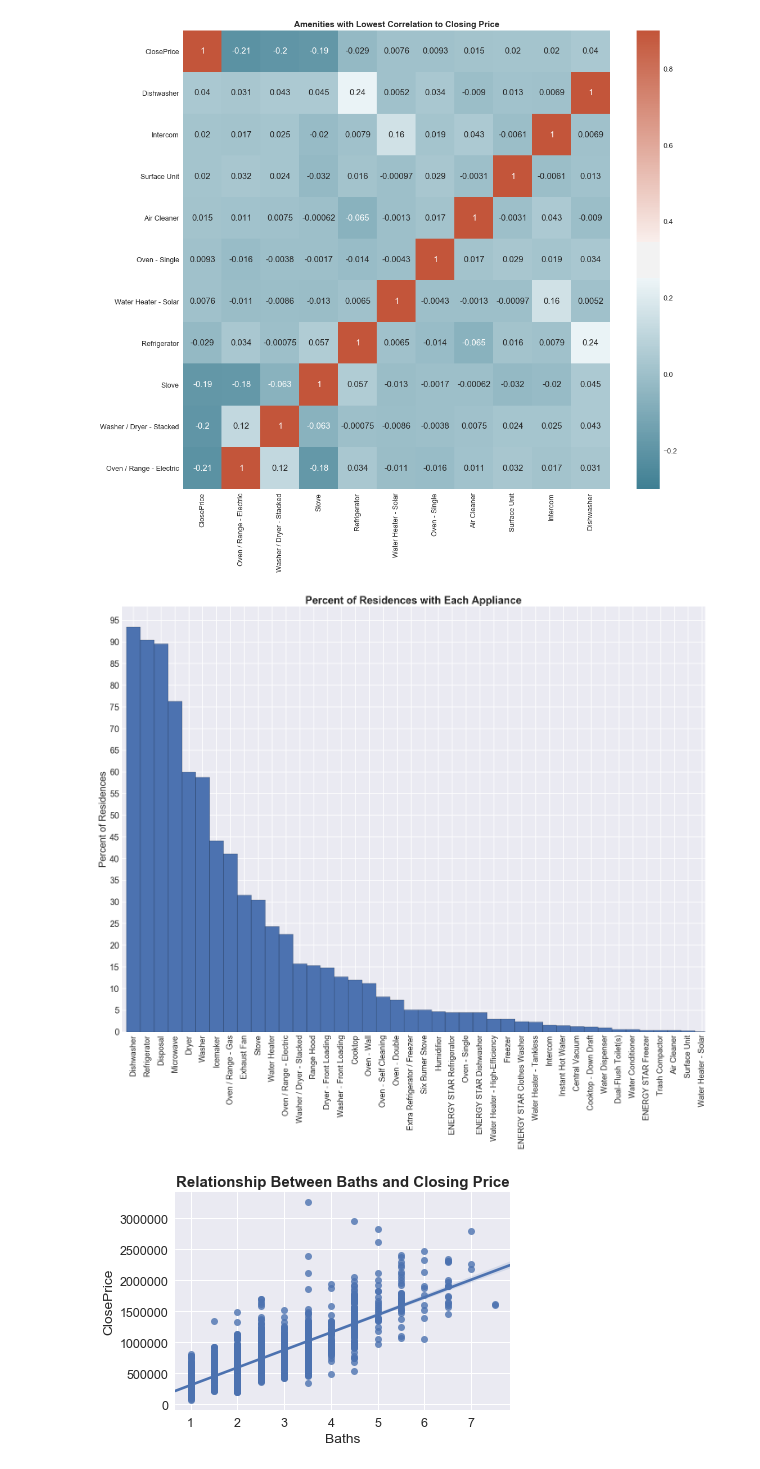
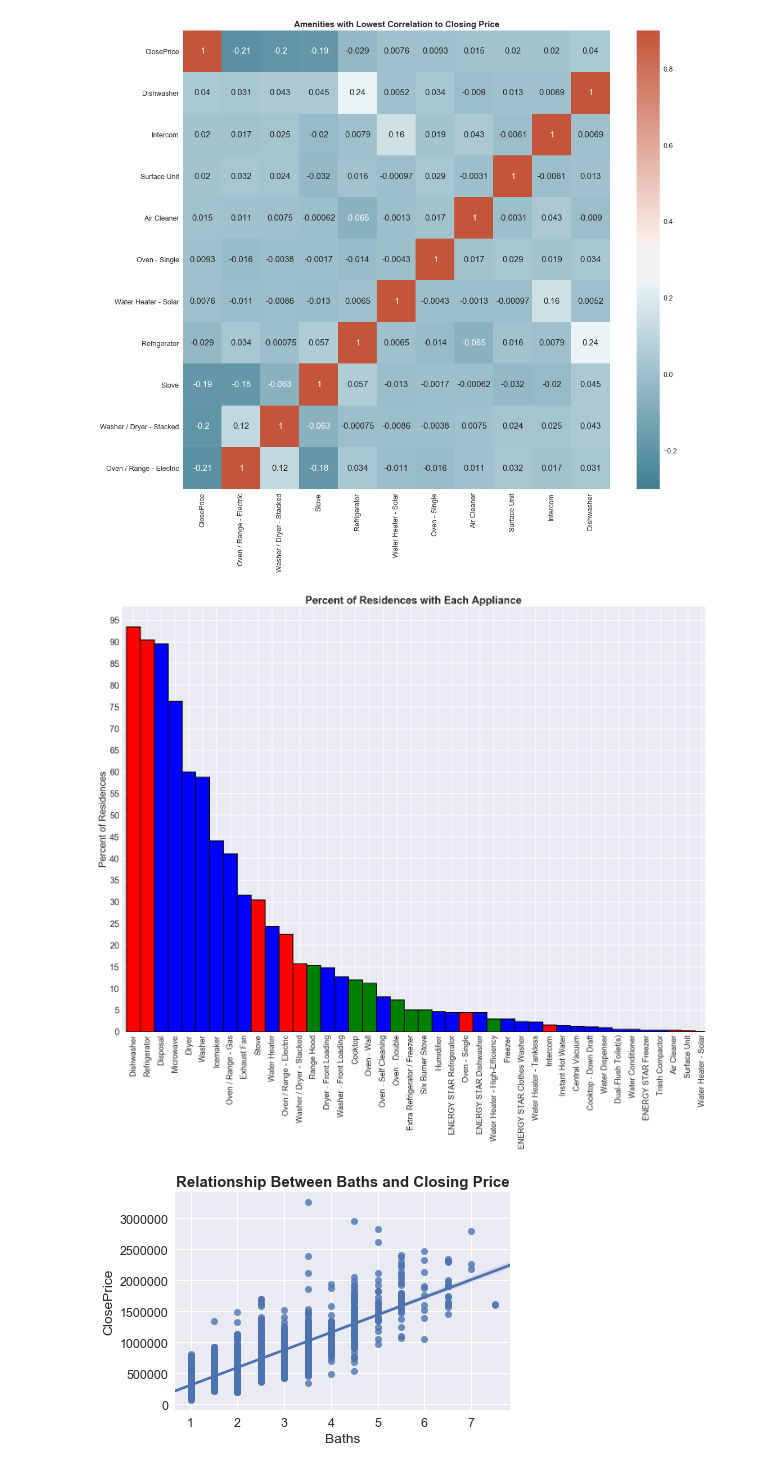
Before and after one commit to AMRiehle/gwu-python-project, a Jupyter notebook: Amenities Correlation.ipynb, the cells around one changed output. Drawn from its saved outputs; the diff is of its cells as text; code cells hidden in the pictures.

Commit message:
Set colors for bar chart

```diff
--- a/Amenities Correlation.ipynb
+++ b/Amenities Correlation.ipynb
@@ -111,29 +111,39 @@ plt.savefig('Images/Negative Amenity Correlation Matrix.PNG')
 # %%
 x_values = appliance_stats_df.sort_values('% With', ascending=False).index.values
 x_axis = np.arange(len(x_values))
 xlabels = x_values
 y_values = appliance_stats_df.sort_values('% With', ascending=False)['% With']
 
+colors = []
+
+for value in x_values:
+    if value in pos_corr_list:
+        colors.append('g')
+    elif value in neg_corr_list:
+        colors.append('r')
+    else:
+        colors.append('b')
+
 fig, ax = plt.subplots(figsize=(24,18))
-news_plot = ax.bar(x_axis, y_values, edgecolor='black', width=1.0)
+plot = ax.bar(x_axis, y_values, edgecolor='black', width=1.0, color=colors, linewidth=2)
 
 ax.yaxis.set_major_locator(plt.MaxNLocator(20))
 
 for tick in ax.get_yticklabels():
     tick.set_fontsize(20)
 
 ax.set_xticks(x_axis)
 ax.set_xticklabels(xlabels, rotation='vertical', fontsize=18)
 
 plt.grid(linewidth=2, alpha=0.8)
 ax.set_axisbelow(True)
 ax.set_xlim(-0.8, len(x_axis) - 0.8)
 
 ax.set_title('Percent of Residences with Each Appliance', fontsize=24, fontweight='bold')
 ax.set_ylabel('Percent of Residences', fontsize=22)
 plt.savefig('Images/Residences with Appliances.PNG')
 # %% [output]
-[figure, old version]
+[figure, new version]
 # %%
 sns.regplot(x=appliances_df['Baths'], y=appliances_df['ClosePrice'])
 plt.title("Relationship Between Baths and Closing Price", fontweight='bold')
```
Also changed, not shown: 1 other file.
